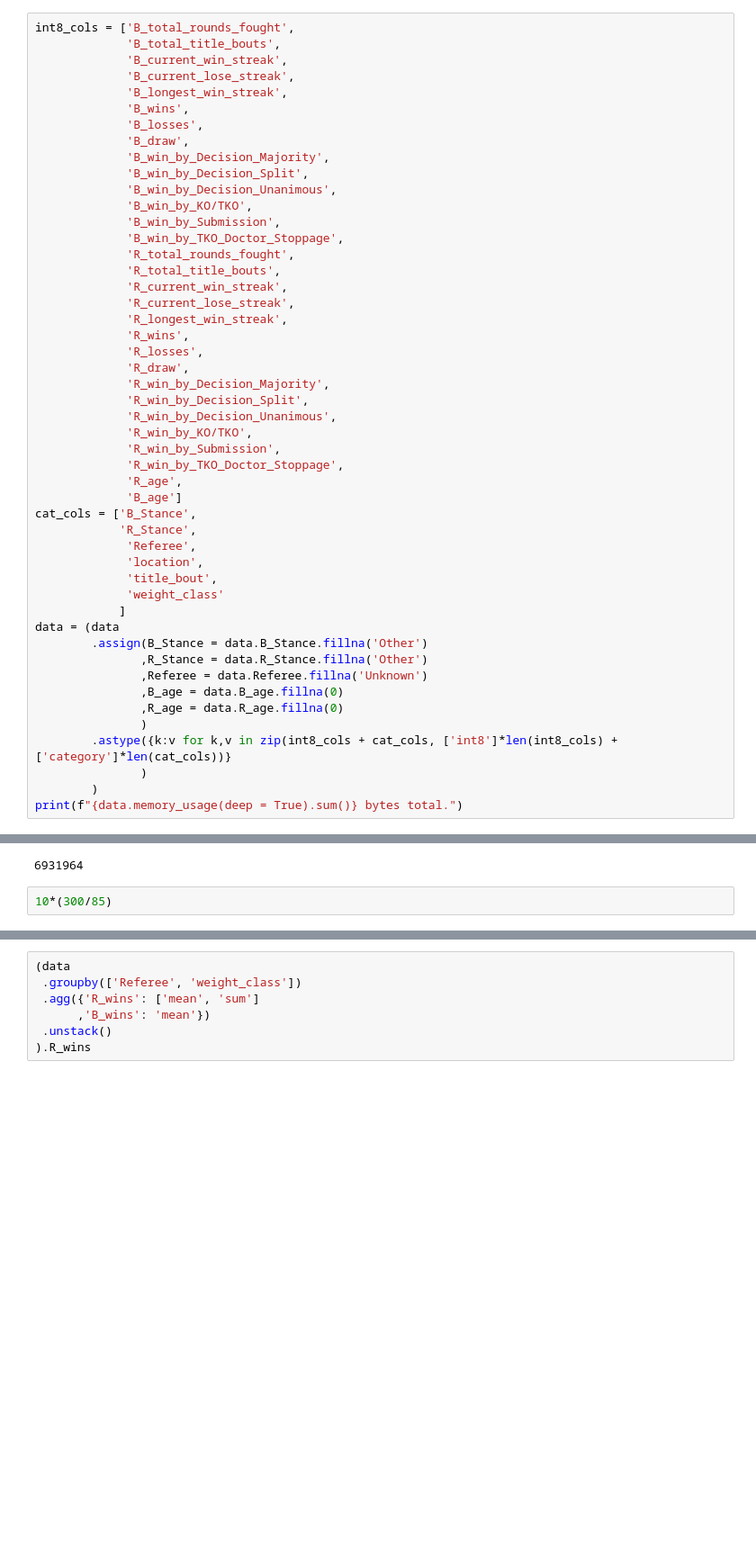
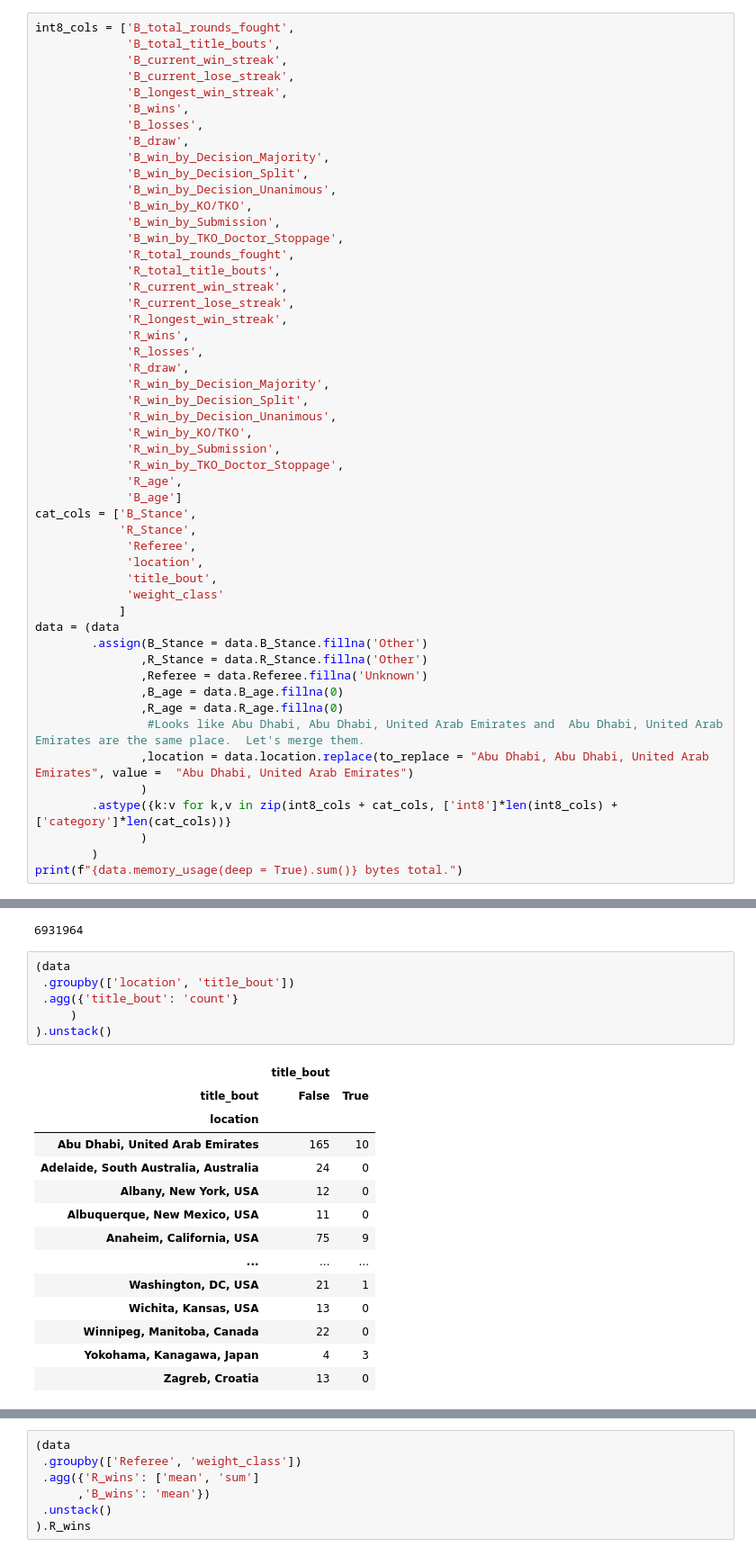
Before and after one commit to edgarcde/MMA_fight_Analysis, a Jupyter notebook: UFC_EDA.ipynb, the cells around one changed output, grey strips where cells are left out. Shown at 90% size. Saved outputs shown, nothing was run; the diff lists cells and outputs as text; blank space fills up the shorter version.

```diff
--- a/UFC_EDA.ipynb
+++ b/UFC_EDA.ipynb
@@ -116,6 +116,8 @@ data = (data
                ,Referee = data.Referee.fillna('Unknown')
                ,B_age = data.B_age.fillna(0)
                ,R_age = data.R_age.fillna(0)
+                #Looks like Abu Dhabi, Abu Dhabi, United Arab Emirates and  Abu Dhabi, United Arab Emirates are the same place.  Let's merge them.
+               ,location = data.location.replace(to_replace = "Abu Dhabi, Abu Dhabi, United Arab Emirates", value =  "Abu Dhabi, United Arab Emirates")
                )
         .astype({k:v for k,v in zip(int8_cols + cat_cols, ['int8']*len(int8_cols) +['category']*len(cat_cols))}
                )
@@ -151,5 +173,23 @@ data.memory_usage().sum()
 # %% [output]
 6931964
 # %%
-10*(300/85)
+(data
+ .groupby(['location', 'title_bout'])
+ .agg({'title_bout': 'count'}
+     )
+).unstack()
 # %% [output]
+|  | title_bout |  |
+| title_bout | False | True |
+| location |  |  |
+| Abu Dhabi, United Arab Emirates | 165 | 10 |
+| Adelaide, South Australia, Australia | 24 | 0 |
+| Albany, New York, USA | 12 | 0 |
+| Albuquerque, New Mexico, USA | 11 | 0 |
+| Anaheim, California, USA | 75 | 9 |
+| ... | ... | ... |
+| Washington, DC, USA | 21 | 1 |
+| Wichita, Kansas, USA | 13 | 0 |
+| Winnipeg, Manitoba, Canada | 22 | 0 |
+| Yokohama, Kanagawa, Japan | 4 | 3 |
+| Zagreb, Croatia | 13 | 0 |
```
Also changed, not shown: parts of 5 cells of this notebook.
